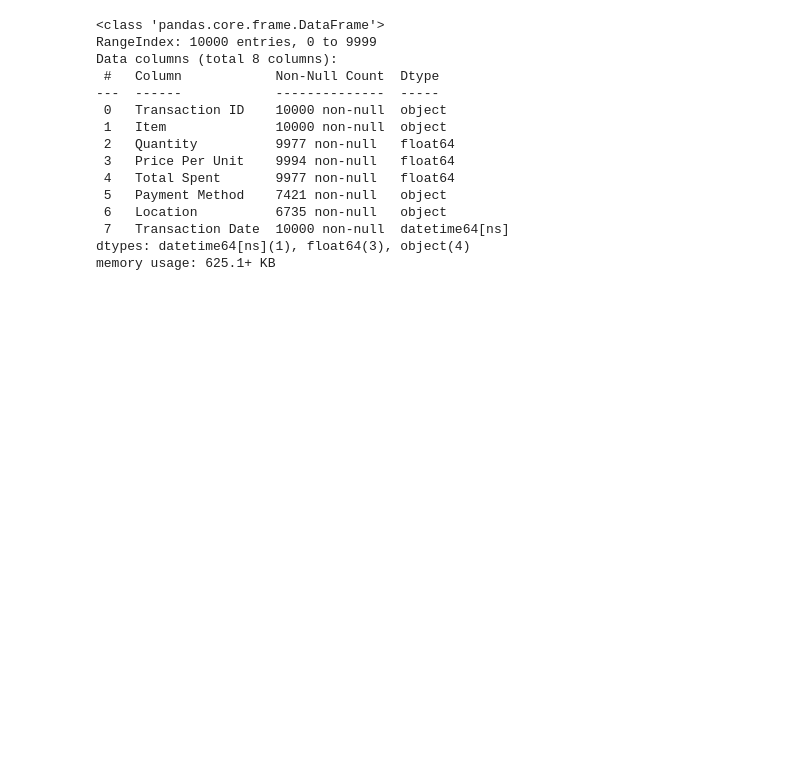
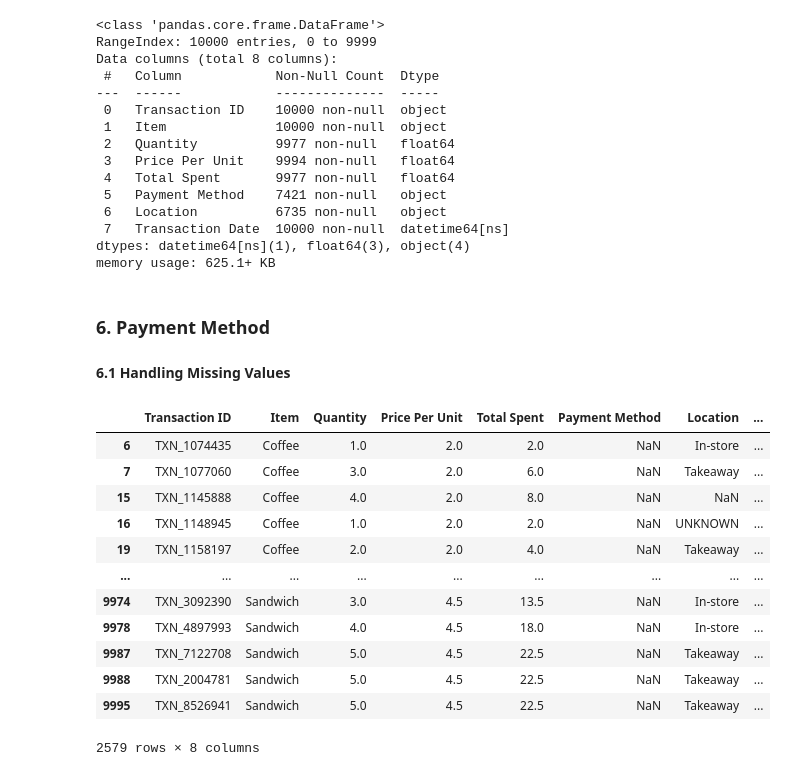
Before and after one commit to jeeenss/Data-Analysis-with-Python, a Jupyter notebook: Cafe_Sales/cafe_sales_analysis.ipynb, the cells around one changed output. Saved outputs shown, nothing was run; the diff lists cells and outputs as text; code cells hidden in the pictures; blank space fills up the shorter version.

Commit message:
added data cleansing code on Payment Method

```diff
--- a/Cafe_Sales/cafe_sales_analysis.ipynb
+++ b/Cafe_Sales/cafe_sales_analysis.ipynb
@@ -773,3 +773,23 @@ Data columns (total 8 columns):
  7   Transaction Date  10000 non-null  datetime64[ns]
 dtypes: datetime64[ns](1), float64(3), object(4)
 memory usage: 625.1+ KB
+# %% [markdown]
+### 6. Payment Method ###
+# %% [markdown]
+**6.1 Handling Missing Values**
+# %%
+df[df['Payment Method'].isnull()]
+# %% [output]
+|  | Transaction ID | Item | Quantity | Price Per Unit | Total Spent | Payment Method | Location | ... |
+| 6 | TXN_1074435 | Coffee | 1.0 | 2.0 | 2.0 | NaN | In-store | ... |
+| 7 | TXN_1077060 | Coffee | 3.0 | 2.0 | 6.0 | NaN | Takeaway | ... |
+| 15 | TXN_1145888 | Coffee | 4.0 | 2.0 | 8.0 | NaN | NaN | ... |
+| 16 | TXN_1148945 | Coffee | 1.0 | 2.0 | 2.0 | NaN | UNKNOWN | ... |
+| 19 | TXN_1158197 | Coffee | 2.0 | 2.0 | 4.0 | NaN | Takeaway | ... |
+| ... | ... | ... | ... | ... | ... | ... | ... | ... |
+| 9974 | TXN_3092390 | Sandwich | 3.0 | 4.5 | 13.5 | NaN | In-store | ... |
+| 9978 | TXN_4897993 | Sandwich | 4.0 | 4.5 | 18.0 | NaN | In-store | ... |
+| 9987 | TXN_7122708 | Sandwich | 5.0 | 4.5 | 22.5 | NaN | Takeaway | ... |
+| 9988 | TXN_2004781 | Sandwich | 5.0 | 4.5 | 22.5 | NaN | Takeaway | ... |
+| 9995 | TXN_8526941 | Sandwich | 5.0 | 4.5 | 22.5 | NaN | Takeaway | ... |
+2579 rows × 8 columns
```
Also changed, not shown: parts of 5 cells of this notebook.
